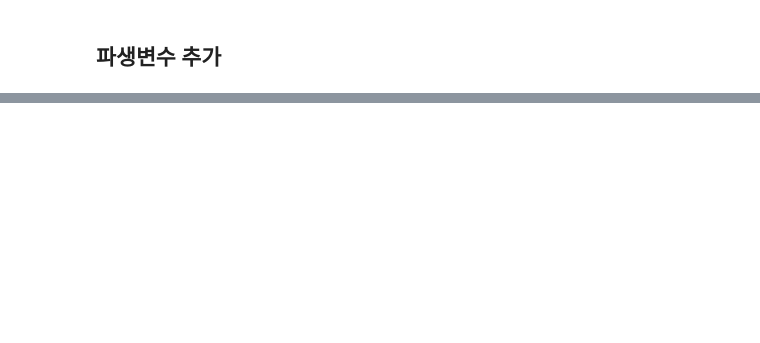
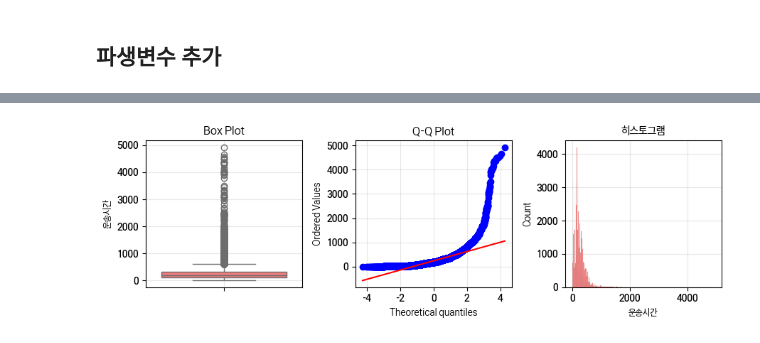
Before and after one commit to Olist-Data-Analysis/Project2, a Jupyter notebook: notebooks/delivery_time.ipynb, the cells around one changed output, grey strips where cells are left out. Cells and saved outputs as stored; diff of their text form; code cells hidden in the pictures; blank space fills up the shorter version.

```diff
--- a/notebooks/delivery_time.ipynb
+++ b/notebooks/delivery_time.ipynb
@@ -252,6 +257,6 @@ def categorize_state_map(row: pd.Series):
     else:
         return '광역권외'
 
-delivery_data['distance_category'] = delivery_data.apply(categorize_state_map, axis=1)
+delivery_data['거리분류'] = delivery_data.apply(categorize_state_map, axis=1).astype('category')
 # %%
 # 실행 필요
@@ -277,0 +283,6 @@ display(faraway.describe())
+# %%
+target = '운송시간'
+
+plot_features(delivery_data, [target], colors[:1])
+# %% [output]
+[figure, added]
```
Also changed, not shown: parts of 40 cells of this notebook, 6 other files.
